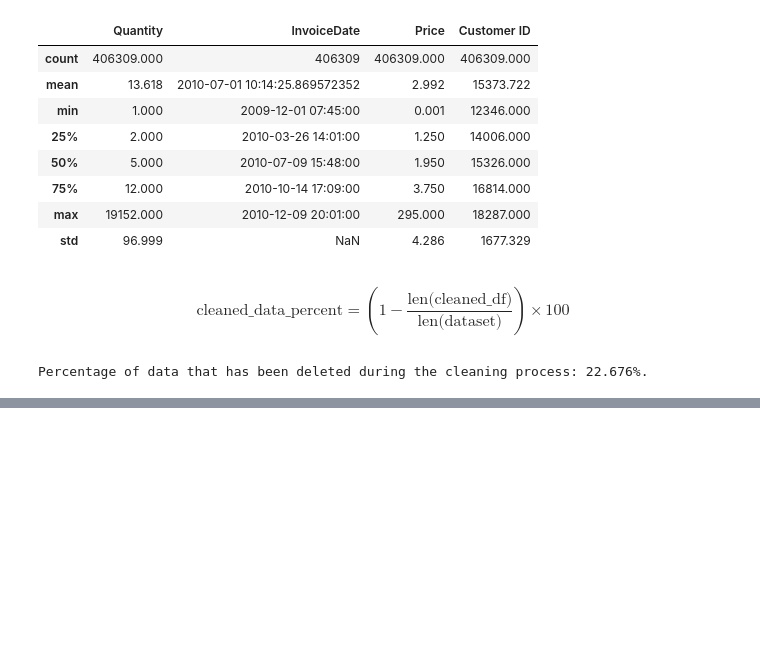
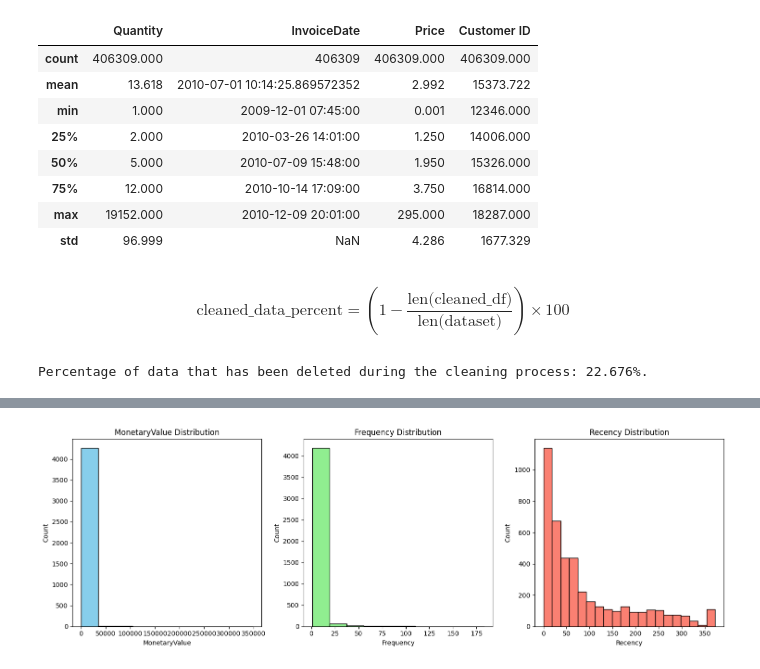
Before and after one commit to RawatRahul14/Customer-Segmentation, a Jupyter notebook: Customer_Segmentation.ipynb, the cells around one changed output, grey strips where cells are left out. Cells and saved outputs as stored; diff of their text form; code cells hidden in the pictures; blank space fills up the shorter version.

```diff
--- a/Customer_Segmentation.ipynb
+++ b/Customer_Segmentation.ipynb
@@ -290,0 +299,4 @@ Percentage of data that has been deleted during the cleaning process: 22.676%.
+# %%
+cleaned_df["SalesLineTotal"] = cleaned_df["Quantity"] * cleaned_df["Price"]
+
+cleaned_df.head()
@@ -290,0 +312,9 @@ Percentage of data that has been deleted during the cleaning process: 22.676%.
+# %%
+aggregated_df = cleaned_df.groupby(by = "Customer ID", as_index = False) \
+                          .agg(
+                              MonetaryValue = ("SalesLineTotal", "sum"),
+                              Frequency = ("Invoice", "nunique"),
+                              LastInvoiceDate = ("InvoiceDate", "max")
+                          )
+
+aggregated_df.head()
@@ -290,0 +342,7 @@ Percentage of data that has been deleted during the cleaning process: 22.676%.
+# %%
+# First finding the last date of the purchase
+max_invoice_date = aggregated_df["LastInvoiceDate"].max()
+
+aggregated_df["Recency"] = (max_invoice_date - aggregated_df["LastInvoiceDate"]).dt.days
+
+aggregated_df.head()
@@ -290,0 +356,18 @@ Percentage of data that has been deleted during the cleaning process: 22.676%.
+# %%
+# Plotting Monetary Value, Frequency, and Recency Distributions
+plt.figure(figsize = (15, 5))
+
+col_names = ["MonetaryValue", "Frequency", "Recency"]
+colors = ["skyblue", "lightgreen", "salmon"]
+bins = [10, 10, 20]
+
+for i, (col, c, b) in enumerate(zip(col_names, colors, bins)):
+    plt.subplot(1, 3, i+1)
+    plt.hist(aggregated_df[col], bins = b, color = c, edgecolor = "black")
+    plt.title(f"{str(col)} Distribution")
+    plt.xlabel(str(col))
+    plt.ylabel("Count")
+plt.tight_layout()
+plt.show()
+# %% [output]
+[figure, added]
```
Also changed, not shown: parts of 22 cells of this notebook.
